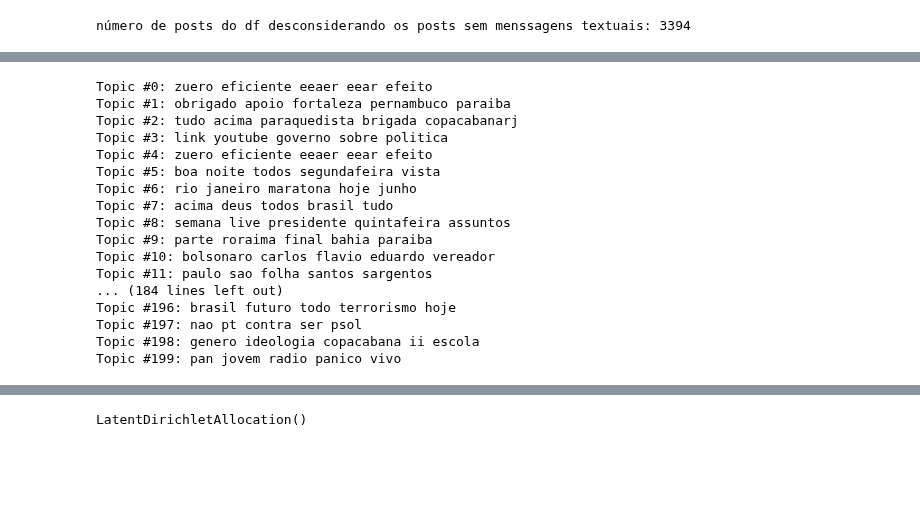
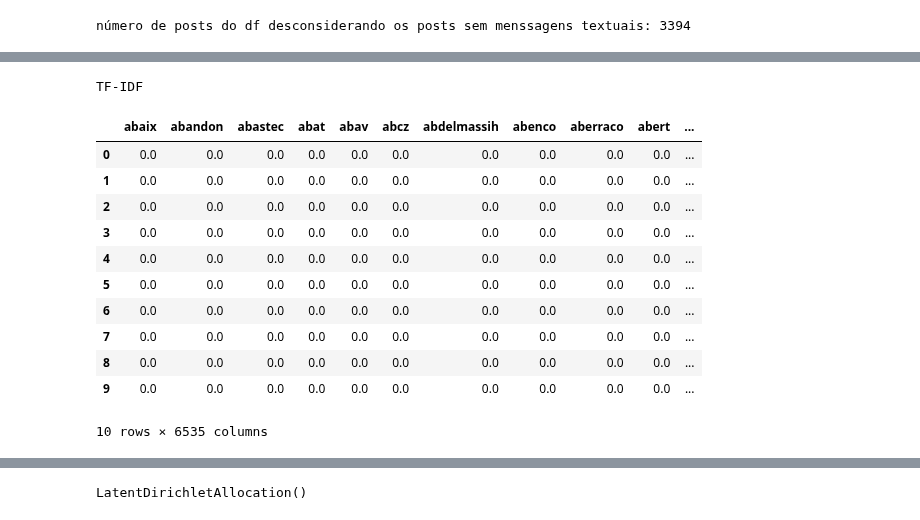
Before and after one commit to LucasPereiraMiranda/social-media-analysis, a Jupyter notebook: source/jupyter/lda_topics.ipynb, the cells around one changed output, grey strips where cells are left out. Saved outputs shown, nothing was run; the diff lists cells and outputs as text; code cells hidden in the pictures; blank space fills up the shorter version.

```diff
--- a/source/jupyter/lda_topics.ipynb
+++ b/source/jupyter/lda_topics.ipynb
@@ -86,29 +78,36 @@ def print_top_words(model, feature_names, n_top_words):
-# %%
-n_top_words = 5
-
-tfidf_vectorizer = TfidfVectorizer(max_df=0.95, min_df=2)
-tfidf = tfidf_vectorizer.fit_transform(df_candidate['pre_processed_message'])
-
-nmf = NMF(n_components=200, random_state=1,
-          alpha=.1, l1_ratio=.5).fit(tfidf)
-
-tfidf_feature_names = tfidf_vectorizer.get_feature_names()
-print_top_words(nmf, tfidf_feature_names, n_top_words)
-# %% [output]
-Topic #0: zuero eficiente eeaer eear efeito
-Topic #1: obrigado apoio fortaleza pernambuco paraiba
-Topic #2: tudo acima paraquedista brigada copacabanarj
-Topic #3: link youtube governo sobre politica
-Topic #4: zuero eficiente eeaer eear efeito
-Topic #5: boa noite todos segundafeira vista
-Topic #6: rio janeiro maratona hoje junho
-Topic #7: acima deus todos brasil tudo
-Topic #8: semana live presidente quintafeira assuntos
-Topic #9: parte roraima final bahia paraiba
-Topic #10: bolsonaro carlos flavio eduardo vereador
-Topic #11: paulo sao folha santos sargentos
-... (184 lines left out)
-Topic #196: brasil futuro todo terrorismo hoje
-Topic #197: nao pt contra ser psol
-Topic #198: genero ideologia copacabana ii escola
-Topic #199: pan jovem radio panico vivo
+# %%
+#============================================================================================
+# realizando o tf idf no df['pre_processed_message'] de treinamento
+#============================================================================================
+
+# instanciando o objeto para fazer o tf-idf
+tfidf_vectorizer = TfidfVectorizer(analyzer='word')
+
+# converte os documentos em matrizes
+tfidf_matrix = tfidf_vectorizer.fit_transform(df_training['pre_processed_message'])
+
+# obtendo as palavras (tokens)
+tfidf_tokens = tfidf_vectorizer.get_feature_names()
+
+# gerando o tf-idf
+# colunas são as palavras processadas
+# linhas são os documentos (post 1, post 2,post 3,post 4)
+df_tfidfvect = pd.DataFrame(data = tfidf_matrix.toarray(),columns = tfidf_tokens)
+
+
+print("\nTF-IDF\n")
+df_tfidfvect.head(10)
+# %% [output]
+TF-IDF
+|  | abaix | abandon | abastec | abat | abav | abcz | abdelmassih | abenco | aberraco | abert | ... |
+| 0 | 0.0 | 0.0 | 0.0 | 0.0 | 0.0 | 0.0 | 0.0 | 0.0 | 0.0 | 0.0 | ... |
+| 1 | 0.0 | 0.0 | 0.0 | 0.0 | 0.0 | 0.0 | 0.0 | 0.0 | 0.0 | 0.0 | ... |
+| 2 | 0.0 | 0.0 | 0.0 | 0.0 | 0.0 | 0.0 | 0.0 | 0.0 | 0.0 | 0.0 | ... |
+| 3 | 0.0 | 0.0 | 0.0 | 0.0 | 0.0 | 0.0 | 0.0 | 0.0 | 0.0 | 0.0 | ... |
+| 4 | 0.0 | 0.0 | 0.0 | 0.0 | 0.0 | 0.0 | 0.0 | 0.0 | 0.0 | 0.0 | ... |
+| 5 | 0.0 | 0.0 | 0.0 | 0.0 | 0.0 | 0.0 | 0.0 | 0.0 | 0.0 | 0.0 | ... |
+| 6 | 0.0 | 0.0 | 0.0 | 0.0 | 0.0 | 0.0 | 0.0 | 0.0 | 0.0 | 0.0 | ... |
+| 7 | 0.0 | 0.0 | 0.0 | 0.0 | 0.0 | 0.0 | 0.0 | 0.0 | 0.0 | 0.0 | ... |
+| 8 | 0.0 | 0.0 | 0.0 | 0.0 | 0.0 | 0.0 | 0.0 | 0.0 | 0.0 | 0.0 | ... |
+| 9 | 0.0 | 0.0 | 0.0 | 0.0 | 0.0 | 0.0 | 0.0 | 0.0 | 0.0 | 0.0 | ... |
+10 rows × 6535 columns
```
Also changed, not shown: parts of 6 cells of this notebook.
